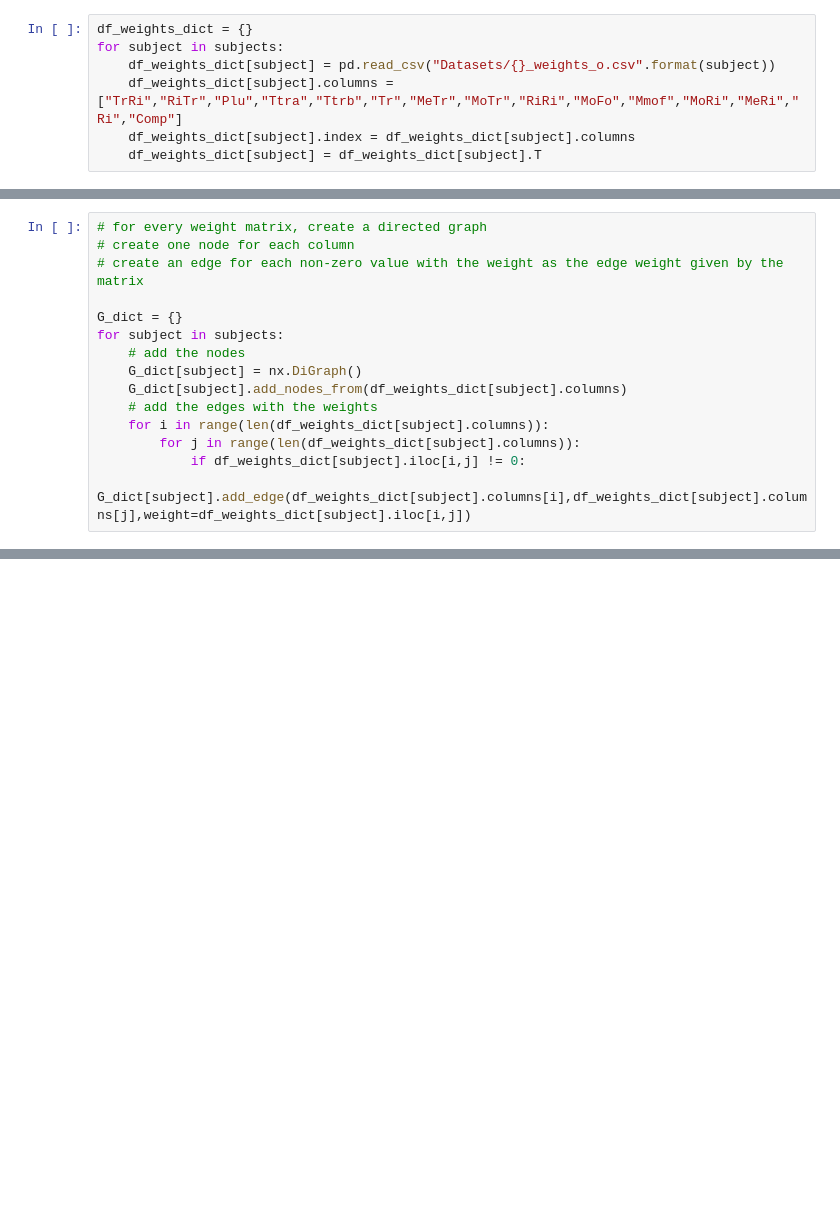
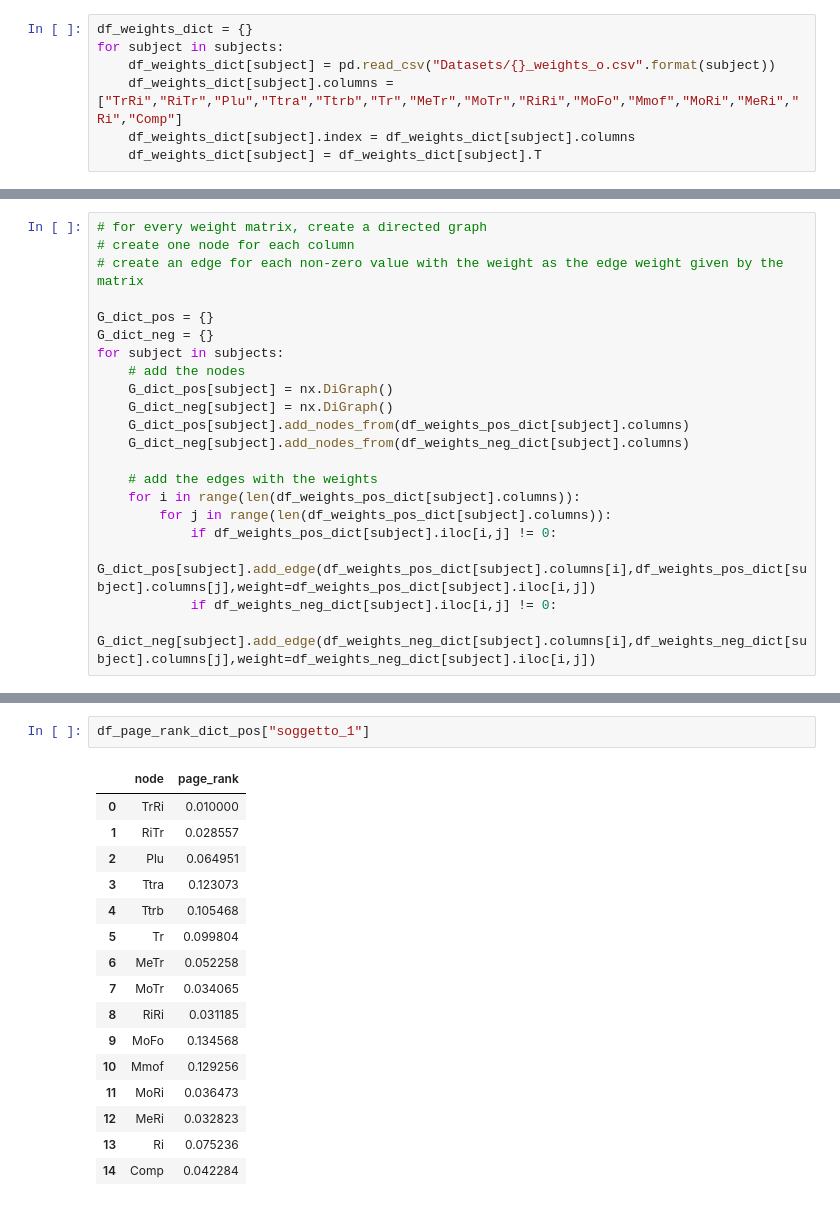
Before and after one commit to Ishikawa7/neural-network-with-fuzzified-inverter, a Jupyter notebook: page_rank_analysis.ipynb, the cells around one changed output, grey strips where cells are left out. Saved outputs shown, nothing was run; the diff lists cells and outputs as text; blank space fills up the shorter version.

```diff
--- a/page_rank_analysis.ipynb
+++ b/page_rank_analysis.ipynb
@@ -41,13 +92,19 @@ df_weights_dict["soggetto_1"]
 # create one node for each column
 # create an edge for each non-zero value with the weight as the edge weight given by the matrix
 
-G_dict = {}
+G_dict_pos = {}
+G_dict_neg = {}
 for subject in subjects:
     # add the nodes
-    G_dict[subject] = nx.DiGraph()
-    G_dict[subject].add_nodes_from(df_weights_dict[subject].columns)
+    G_dict_pos[subject] = nx.DiGraph()
+    G_dict_neg[subject] = nx.DiGraph()
+    G_dict_pos[subject].add_nodes_from(df_weights_pos_dict[subject].columns)
+    G_dict_neg[subject].add_nodes_from(df_weights_neg_dict[subject].columns)
+
     # add the edges with the weights
-    for i in range(len(df_weights_dict[subject].columns)):
-        for j in range(len(df_weights_dict[subject].columns)):
-            if df_weights_dict[subject].iloc[i,j] != 0:
-                G_dict[subject].add_edge(df_weights_dict[subject].columns[i],df_weights_dict[subject].columns[j],weight=df_weights_dict[subject].iloc[i,j])
+    for i in range(len(df_weights_pos_dict[subject].columns)):
+        for j in range(len(df_weights_pos_dict[subject].columns)):
+            if df_weights_pos_dict[subject].iloc[i,j] != 0:
+                G_dict_pos[subject].add_edge(df_weights_pos_dict[subject].columns[i],df_weights_pos_dict[subject].columns[j],weight=df_weights_pos_dict[subject].iloc[i,j])
+            if df_weights_neg_dict[subject].iloc[i,j] != 0:
+                G_dict_neg[subject].add_edge(df_weights_neg_dict[subject].columns[i],df_weights_neg_dict[subject].columns[j],weight=df_weights_neg_dict[subject].iloc[i,j])
@@ -68,0 +131,19 @@ PowerIterationFailedConvergence: (PowerIterationFailedConvergence(...), 'power i
+# %%
+df_page_rank_dict_pos["soggetto_1"]
+# %% [output]
+|  | node | page_rank |
+| 0 | TrRi | 0.010000 |
+| 1 | RiTr | 0.028557 |
+| 2 | Plu | 0.064951 |
+| 3 | Ttra | 0.123073 |
+| 4 | Ttrb | 0.105468 |
+| 5 | Tr | 0.099804 |
+| 6 | MeTr | 0.052258 |
+| 7 | MoTr | 0.034065 |
+| 8 | RiRi | 0.031185 |
+| 9 | MoFo | 0.134568 |
+| 10 | Mmof | 0.129256 |
+| 11 | MoRi | 0.036473 |
+| 12 | MeRi | 0.032823 |
+| 13 | Ri | 0.075236 |
+| 14 | Comp | 0.042284 |
```
Also changed, not shown: parts of 10 cells of this notebook, 1 other file.
